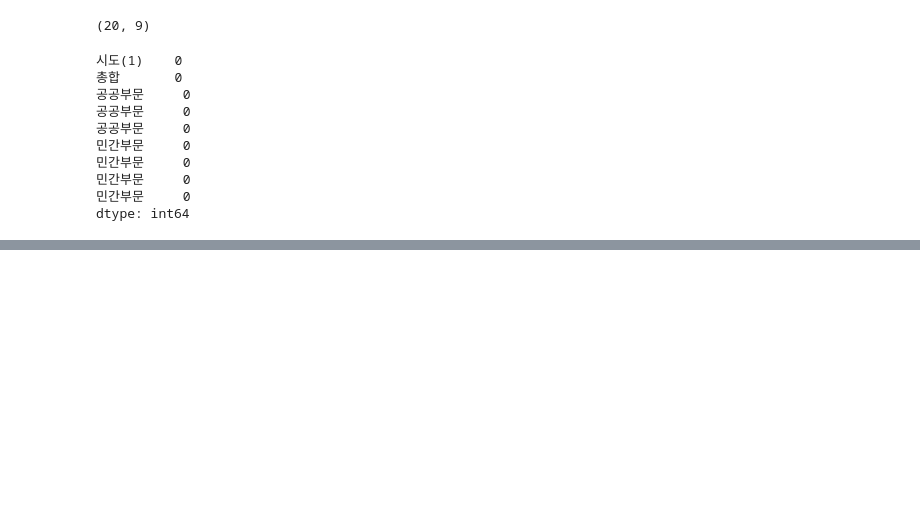
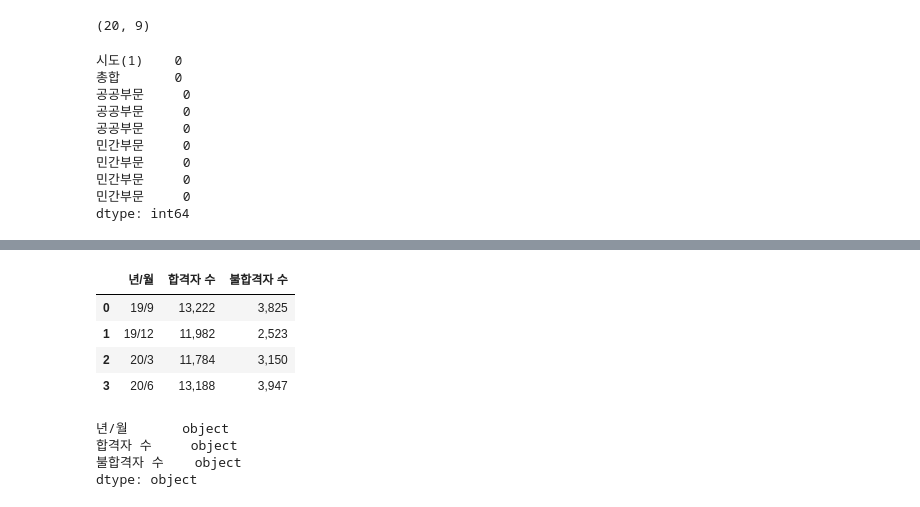
Before and after one commit to swon95/Blog_detail, a Jupyter notebook: Data_Preprocessing_&_EDA.ipynb, the cells around one changed output, grey strips where cells are left out. Saved outputs shown, nothing was run; the diff lists cells and outputs as text; code cells hidden in the pictures; blank space fills up the shorter version.

```diff
--- a/Data_Preprocessing_&_EDA.ipynb
+++ b/Data_Preprocessing_&_EDA.ipynb
@@ -212,0 +233,16 @@ dtype: int64
+# %%
+df.columns = ['년/월', '합격자 수', '불합격자 수']
+df
+# %% [output]
+|  | 년/월 | 합격자 수 | 불합격자 수 |
+| 0 | 19/9 | 13,222 | 3,825 |
+| 1 | 19/12 | 11,982 | 2,523 |
+| 2 | 20/3 | 11,784 | 3,150 |
+| 3 | 20/6 | 13,188 | 3,947 |
+# %%
+df.dtypes
+# %% [output]
+년/월       object
+합격자 수     object
+불합격자 수    object
+dtype: object
```
Also changed, not shown: parts of 4 cells of this notebook.
